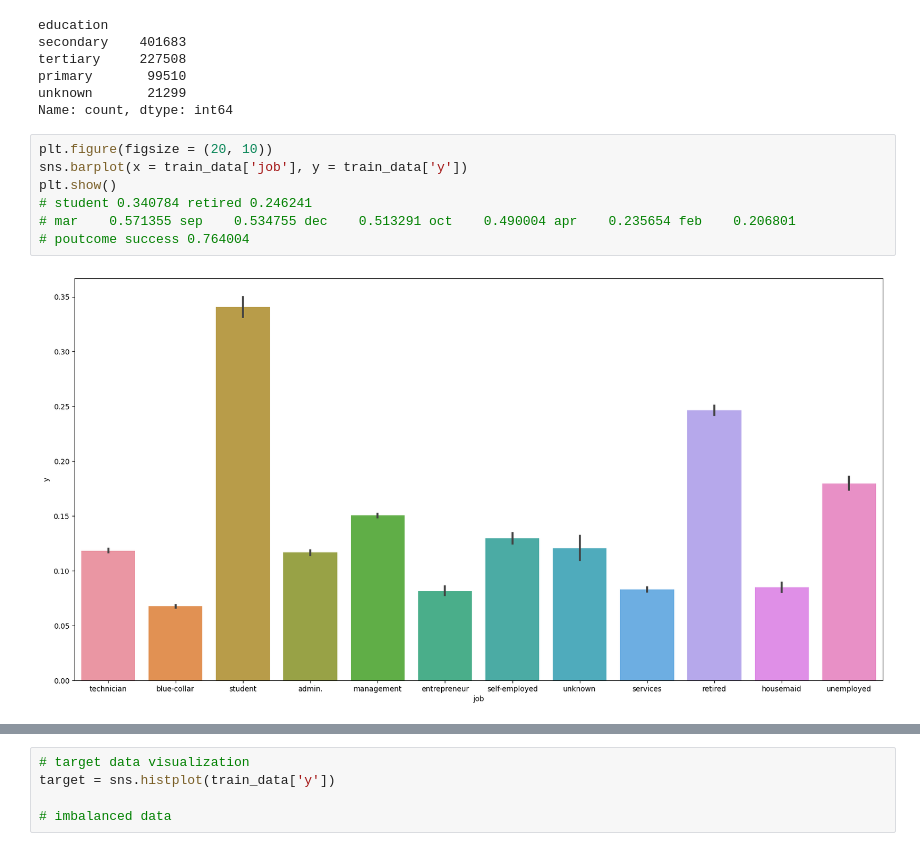
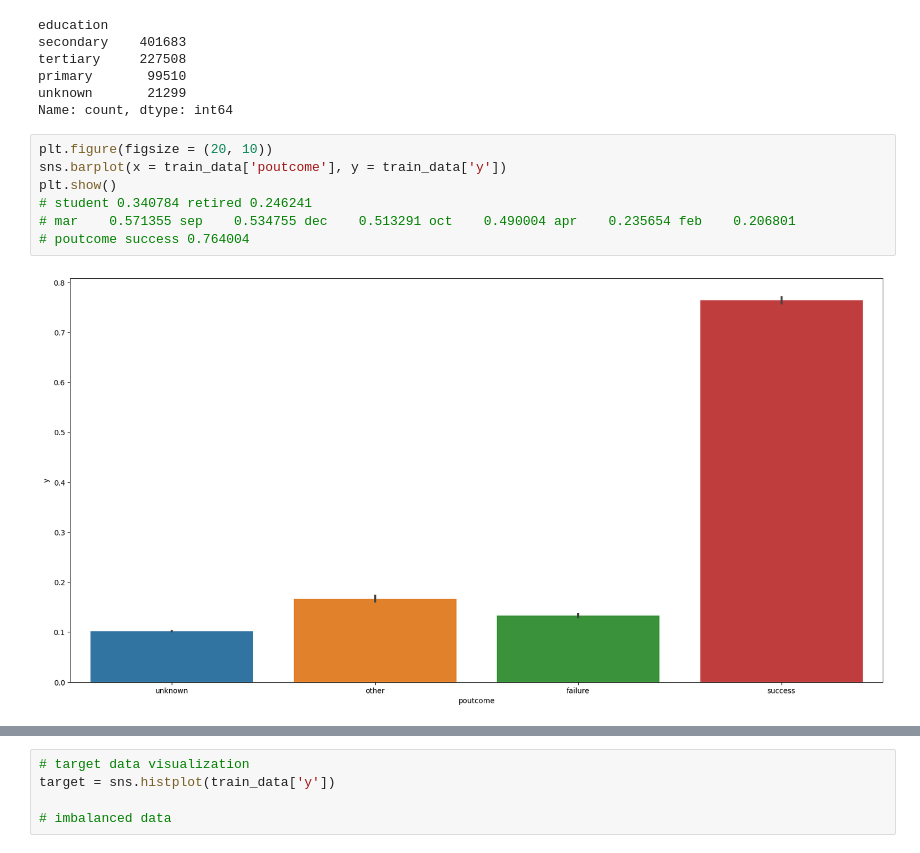
Before and after one commit to Tien-Hao-Chen/Kaggle, a Jupyter notebook: binary-classification.ipynb, the cells around one changed output, grey strips where cells are left out. Drawn from its saved outputs; the diff is of its cells as text.

```diff
--- a/binary-classification.ipynb
+++ b/binary-classification.ipynb
@@ -102,11 +102,11 @@ unknown       21299
 Name: count, dtype: int64
 # %%
 plt.figure(figsize = (20, 10))
-sns.barplot(x = train_data['job'], y = train_data['y'])
+sns.barplot(x = train_data['poutcome'], y = train_data['y'])
 plt.show()
 # student 0.340784 retired 0.246241
 # mar    0.571355 sep    0.534755 dec    0.513291 oct    0.490004 apr    0.235654 feb    0.206801
 # poutcome success 0.764004
 # %% [output]
-[figure, old version]
+[figure, new version]
 # %%
```
Also changed, not shown: parts of 5 cells of this notebook.
